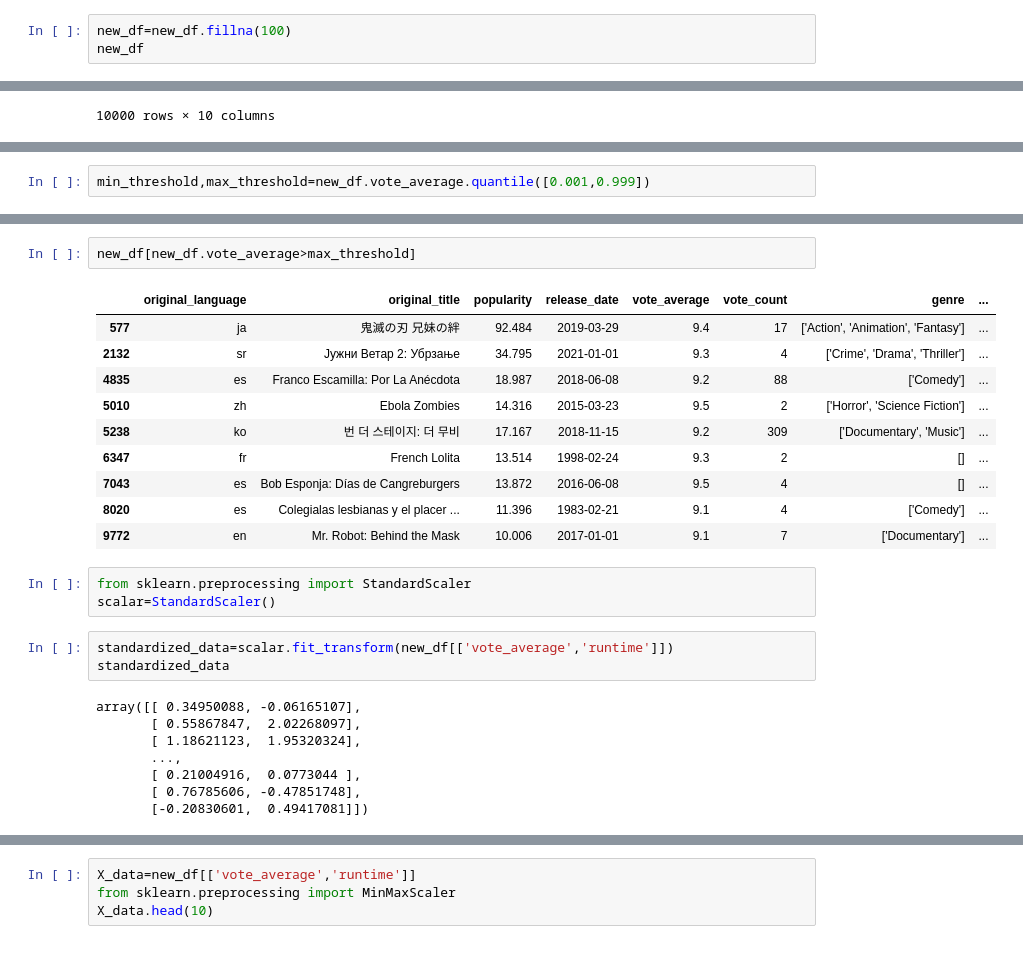
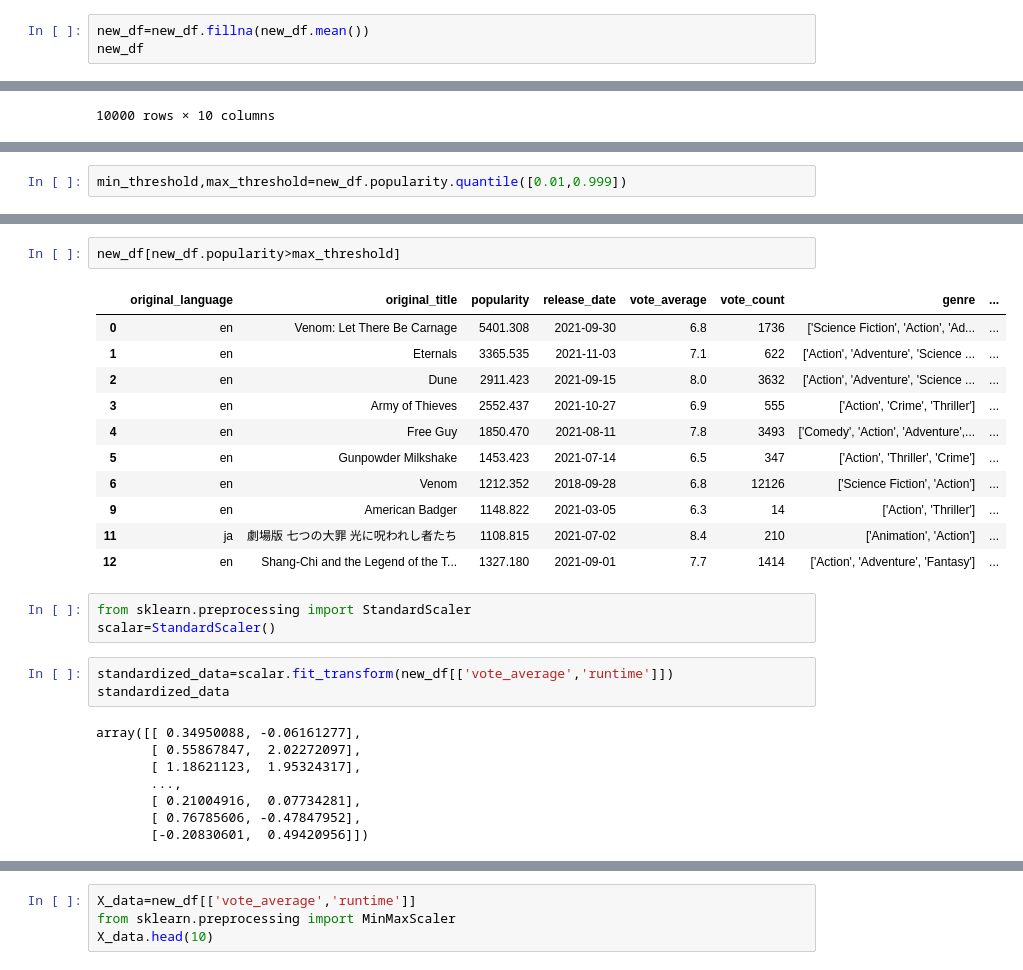
Before and after one commit to Raghav-Mundhara/Sem6_Labs, a Jupyter notebook: AIDS/Expt1/Expt1.ipynb, the cells around one changed output, grey strips where cells are left out. Saved outputs shown, nothing was run; the diff lists cells and outputs as text.

```diff
--- a/AIDS/Expt1/Expt1.ipynb
+++ b/AIDS/Expt1/Expt1.ipynb
@@ -132,5 +128,5 @@ new_df
 # %%
-new_df=new_df.fillna(100)
+new_df=new_df.fillna(new_df.mean())
 new_df
 # %% [output]
 |  | original_language | original_title | popularity | release_date | vote_average | vote_count | genre | ... |
@@ -186,5 +198,5 @@ new_df
 # %%
-min_threshold,max_threshold=new_df.vote_average.quantile([0.001,0.999])
+min_threshold,max_threshold=new_df.popularity.quantile([0.01,0.999])
 # %%
 min_threshold,max_threshold
 # %% [output]
@@ -196,16 +220,17 @@ new_df[new_df.vote_average<min_threshold]
 # %%
-new_df[new_df.vote_average>max_threshold]
+new_df[new_df.popularity>max_threshold]
 # %% [output]
 |  | original_language | original_title | popularity | release_date | vote_average | vote_count | genre | ... |
-| 577 | ja | 鬼滅の刃 兄妹の絆 | 92.484 | 2019-03-29 | 9.4 | 17 | ['Action', 'Animation', 'Fantasy'] | ... |
-| 2132 | sr | Јужни Ветар 2: Убрзање | 34.795 | 2021-01-01 | 9.3 | 4 | ['Crime', 'Drama', 'Thriller'] | ... |
-| 4835 | es | Franco Escamilla: Por La Anécdota | 18.987 | 2018-06-08 | 9.2 | 88 | ['Comedy'] | ... |
-| 5010 | zh | Ebola Zombies | 14.316 | 2015-03-23 | 9.5 | 2 | ['Horror', 'Science Fiction'] | ... |
-| 5238 | ko | 번 더 스테이지: 더 무비 | 17.167 | 2018-11-15 | 9.2 | 309 | ['Documentary', 'Music'] | ... |
-| 6347 | fr | French Lolita | 13.514 | 1998-02-24 | 9.3 | 2 | [] | ... |
-| 7043 | es | Bob Esponja: Días de Cangreburgers | 13.872 | 2016-06-08 | 9.5 | 4 | [] | ... |
-| 8020 | es | Colegialas lesbianas y el placer ... | 11.396 | 1983-02-21 | 9.1 | 4 | ['Comedy'] | ... |
-| 9772 | en | Mr. Robot: Behind the Mask | 10.006 | 2017-01-01 | 9.1 | 7 | ['Documentary'] | ... |
+| 0 | en | Venom: Let There Be Carnage | 5401.308 | 2021-09-30 | 6.8 | 1736 | ['Science Fiction', 'Action', 'Ad... | ... |
+| 1 | en | Eternals | 3365.535 | 2021-11-03 | 7.1 | 622 | ['Action', 'Adventure', 'Science ... | ... |
+| 2 | en | Dune | 2911.423 | 2021-09-15 | 8.0 | 3632 | ['Action', 'Adventure', 'Science ... | ... |
+| 3 | en | Army of Thieves | 2552.437 | 2021-10-27 | 6.9 | 555 | ['Action', 'Crime', 'Thriller'] | ... |
+| 4 | en | Free Guy | 1850.470 | 2021-08-11 | 7.8 | 3493 | ['Comedy', 'Action', 'Adventure',... | ... |
+| 5 | en | Gunpowder Milkshake | 1453.423 | 2021-07-14 | 6.5 | 347 | ['Action', 'Thriller', 'Crime'] | ... |
+| 6 | en | Venom | 1212.352 | 2018-09-28 | 6.8 | 12126 | ['Science Fiction', 'Action'] | ... |
+| 9 | en | American Badger | 1148.822 | 2021-03-05 | 6.3 | 14 | ['Action', 'Thriller'] | ... |
+| 11 | ja | 劇場版 七つの大罪 光に呪われし者たち | 1108.815 | 2021-07-02 | 8.4 | 210 | ['Animation', 'Action'] | ... |
+| 12 | en | Shang-Chi and the Legend of the T... | 1327.180 | 2021-09-01 | 7.7 | 1414 | ['Action', 'Adventure', 'Fantasy'] | ... |
 # %%
 from sklearn.preprocessing import StandardScaler
 scalar=StandardScaler()
@@ -213,13 +238,13 @@ scalar=StandardScaler()
 standardized_data=scalar.fit_transform(new_df[['vote_average','runtime']])
 standardized_data
 # %% [output]
-array([[ 0.34950088, -0.06165107],
-       [ 0.55867847,  2.02268097],
-       [ 1.18621123,  1.95320324],
+array([[ 0.34950088, -0.06161277],
+       [ 0.55867847,  2.02272097],
+       [ 1.18621123,  1.95324317],
        ...,
-       [ 0.21004916,  0.0773044 ],
-       [ 0.76785606, -0.47851748],
-       [-0.20830601,  0.49417081]])
+       [ 0.21004916,  0.07734281],
+       [ 0.76785606, -0.47847952],
+       [-0.20830601,  0.49420956]])
 # %%
 standardized_df=pd.DataFrame(standardized_data,columns=new_df[['vote_average','runtime']].columns)
 standardized_df
```
Also changed, not shown: parts of 5 cells of this notebook.
